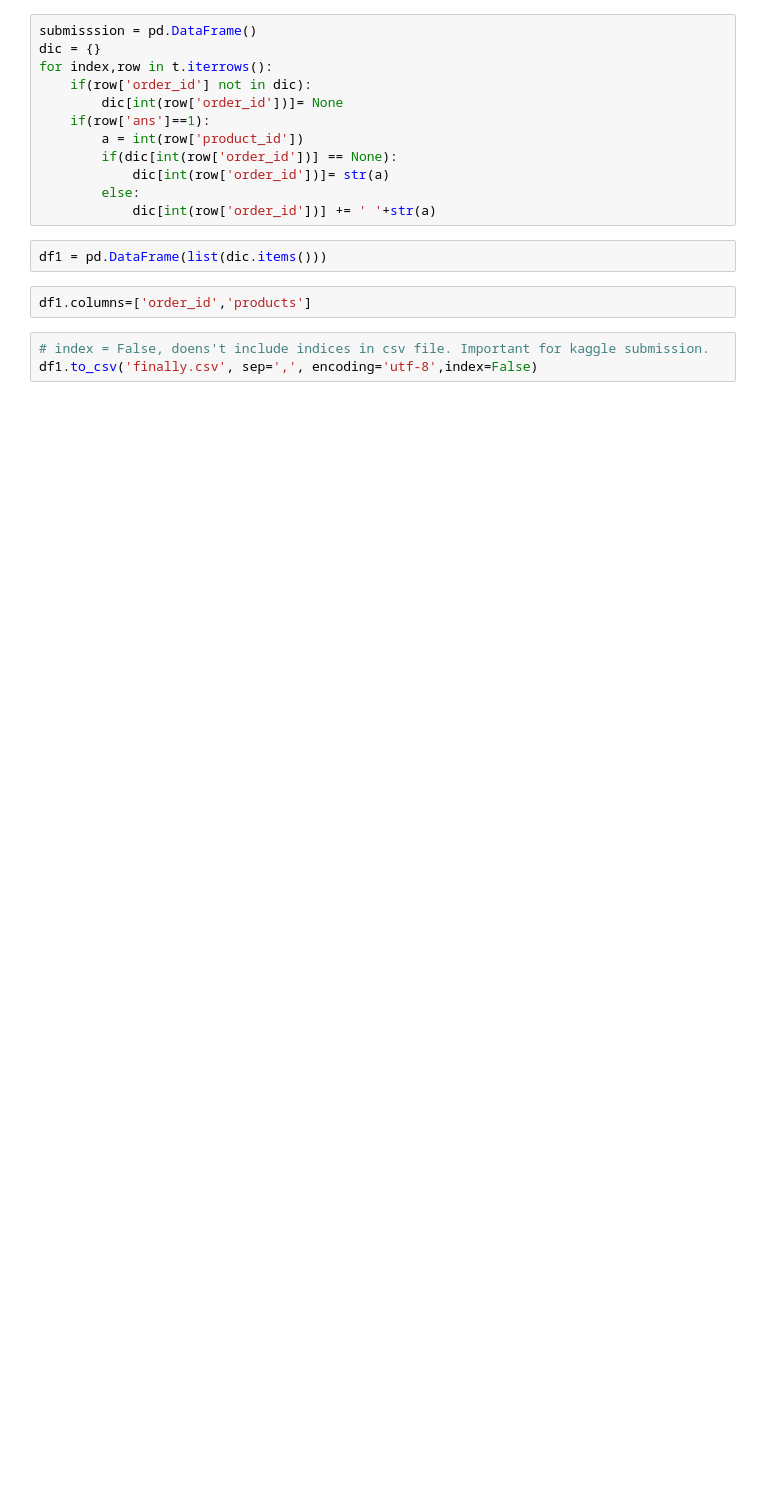
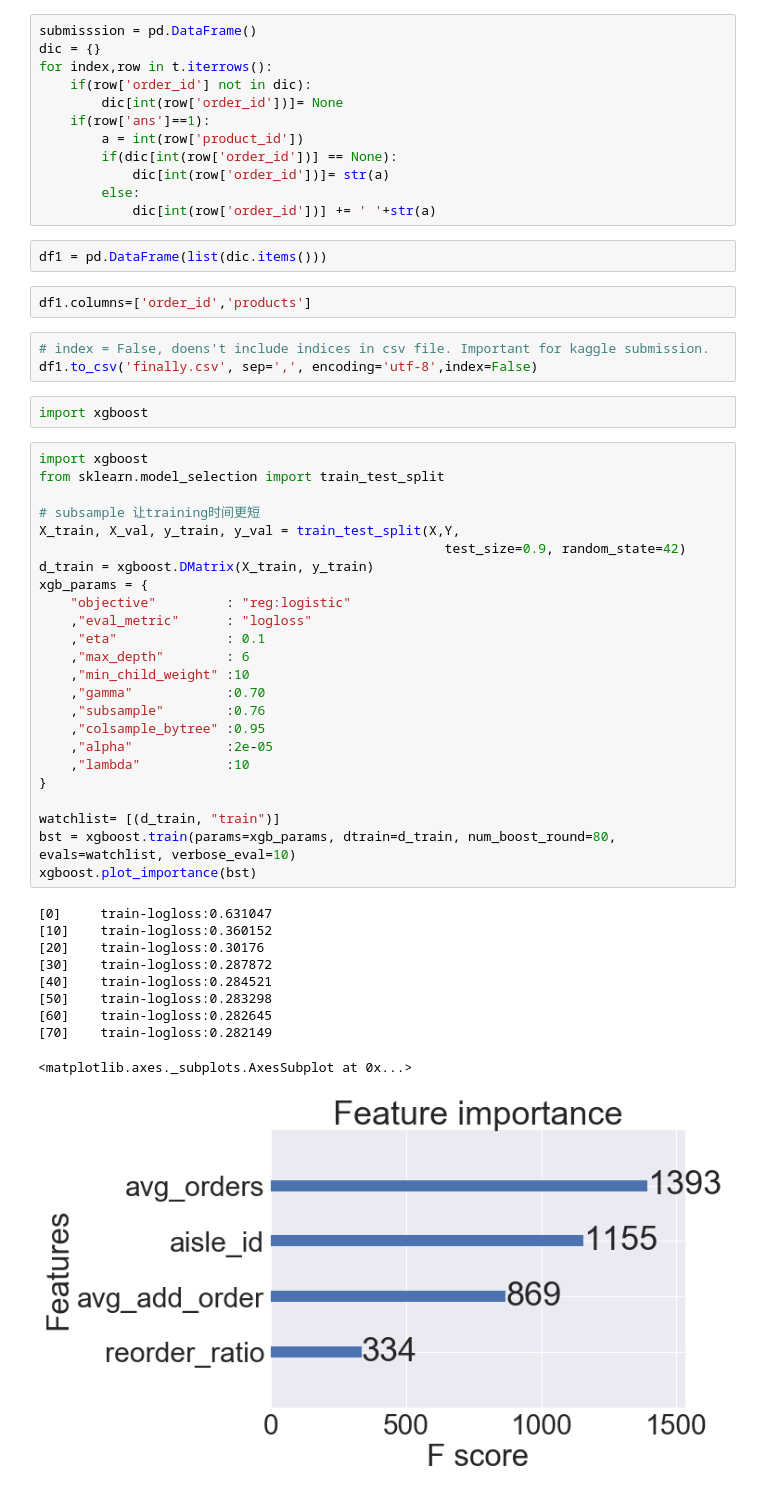
Before and after one commit to pradeepsaiu/kaggle_competetion, a Jupyter notebook: instacart/instacart.ipynb, the cells around one changed output. Drawn from its saved outputs; the diff is of its cells as text; blank space fills up the shorter version.

```diff
--- a/instacart/instacart.ipynb
+++ b/instacart/instacart.ipynb
@@ -400,3 +420,40 @@ df1.columns=['order_id','products']
 # %%
 # index = False, doens't include indices in csv file. Important for kaggle submission.
 df1.to_csv('finally.csv', sep=',', encoding='utf-8',index=False)
+# %%
+import xgboost
+# %%
+import xgboost
+from sklearn.model_selection import train_test_split
+
+# subsample 让training时间更短
+X_train, X_val, y_train, y_val = train_test_split(X,Y,
+                                                    test_size=0.9, random_state=42)
+d_train = xgboost.DMatrix(X_train, y_train)
+xgb_params = {
+    "objective"         : "reg:logistic"
+    ,"eval_metric"      : "logloss"
+    ,"eta"              : 0.1
+    ,"max_depth"        : 6
+    ,"min_child_weight" :10
+    ,"gamma"            :0.70
+    ,"subsample"        :0.76
+    ,"colsample_bytree" :0.95
+    ,"alpha"            :2e-05
+    ,"lambda"           :10
+}
+
+watchlist= [(d_train, "train")]
+bst = xgboost.train(params=xgb_params, dtrain=d_train, num_boost_round=80, evals=watchlist, verbose_eval=10)
+xgboost.plot_importance(bst)
+# %% [output]
+[0]     train-logloss:0.631047
+[10]    train-logloss:0.360152
+[20]    train-logloss:0.30176
+[30]    train-logloss:0.287872
+[40]    train-logloss:0.284521
+[50]    train-logloss:0.283298
+[60]    train-logloss:0.282645
+[70]    train-logloss:0.282149
+<matplotlib.axes._subplots.AxesSubplot at 0x...>
+[figure, added]
```
Also changed, not shown: parts of 14 cells of this notebook, 1 other file.
